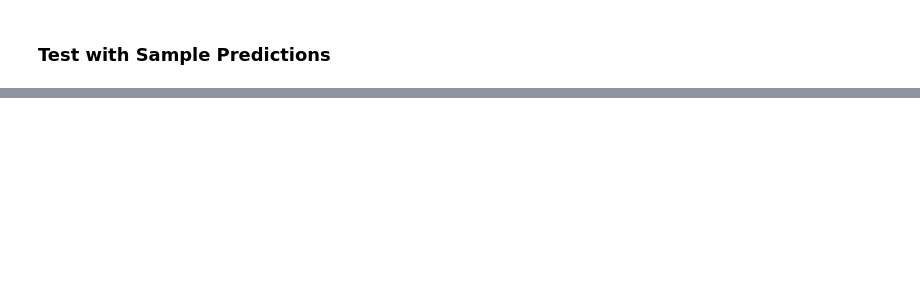
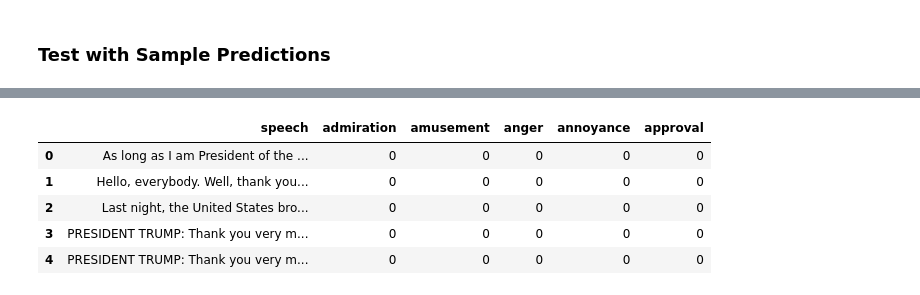
Before and after one commit to CIS-5300-Final-Project/NLPFinalProject, a Jupyter notebook: bert.ipynb, the cells around one changed output, grey strips where cells are left out. Cells and saved outputs as stored; diff of their text form; code cells hidden in the pictures; blank space fills up the shorter version.

```diff
--- a/bert.ipynb
+++ b/bert.ipynb
@@ -445,0 +1242,73 @@ Top 5 Probabilities: love:0.95, joy:0.04, admiration:0.03, neutral:0.02, approva
+# %%
+# Independent Setup for Domain Adaptation
+import pandas as pd
+import numpy as np
+import torch
+import json
+import os
+from torch.utils.data import Dataset, DataLoader
+from torch.optim import AdamW
+from transformers import BertTokenizer, BertForSequenceClassification, get_linear_schedule_with_warmup, BertConfig
+from sklearn.model_selection import train_test_split
+from sklearn.metrics import classification_report, f1_score
+from tqdm import tqdm
+
+# Check for GPU
+device = torch.device("cuda" if torch.cuda.is_available() else "cpu")
+print(f"Using device: {device}")
+
+# Define Labels
+LABELS = [
+    'admiration', 'amusement', 'anger', 'annoyance', 'approval', 'caring',
+    'confusion', 'curiosity', 'desire', 'disappointment', 'disapproval',
+    'disgust', 'embarrassment', 'excitement', 'fear', 'gratitude', 'grief',
+    'joy', 'love', 'nervousness', 'optimism', 'pride', 'realization',
+    'relief', 'remorse', 'sadness', 'surprise', 'neutral'
+]
+NUM_LABELS = len(LABELS)
+
+# Initialize Tokenizer
+tokenizer = BertTokenizer.from_pretrained('bert-base-uncased')
+
+# Load Hyperparameters or set defaults
+try:
+    with open('hyperparameter_tuning_results.json', 'r') as f:
+        results = json.load(f)
+        best_params = results['tuned']['hyperparameters']
+        best_batch_size = best_params['batch_size']
+        best_dropout = best_params['dropout']
+        best_weight_decay = best_params['weight_decay']
+        print("Loaded best hyperparameters from file.")
+except FileNotFoundError:
+    print("Hyperparameter results file not found. Using defaults.")
+    best_batch_size = 16
+    best_dropout = 0.1
+    best_weight_decay = 0.01
+
+# Load Data
+pres_df = pd.read_csv("data/presidential_speeches_goemotions_labeled.csv")
+print(f"Presidential Dataset Shape: {pres_df.shape}")
+
+# Identify text column (it might be 'Transcript', 'Speech', or 'text')
+text_col = None
+# Added 'speech' and other common variations to ensure we find the column
+for col in ['speech', 'Speech', 'transcript', 'Transcript', 'text', 'Text', 'content']:
+    if col in pres_df.columns:
+        text_col = col
+        break
+
+if text_col is None:
+    raise ValueError(f"Could not find text column. Available columns: {pres_df.columns.tolist()}")
+
+print(f"Using text column: {text_col}")
+
+# Verify all labels exist in the dataframe
+missing_labels = [l for l in LABELS if l not in pres_df.columns]
+if missing_labels:
+    print(f"Warning: Missing labels in dataset: {missing_labels}")
+else:
+    print("All 28 emotion label columns found.")
+
+# Display first few rows
+pres_df[[text_col] + LABELS[:5]].head()
+# %% [output]
@@ -445,0 +1320,6 @@ Top 5 Probabilities: love:0.95, joy:0.04, admiration:0.03, neutral:0.02, approva
+|  | speech | admiration | amusement | anger | annoyance | approval |
+| 0 | As long as I am President of the ... | 0 | 0 | 0 | 0 | 0 |
+| 1 | Hello, everybody. Well, thank you... | 0 | 0 | 0 | 0 | 0 |
+| 2 | Last night, the United States bro... | 0 | 0 | 0 | 0 | 0 |
+| 3 | PRESIDENT TRUMP: Thank you very m... | 0 | 0 | 0 | 0 | 0 |
+| 4 | PRESIDENT TRUMP: Thank you very m... | 0 | 0 | 0 | 0 | 0 |
```
Also changed, not shown: parts of 35 cells of this notebook, 12 other files.
